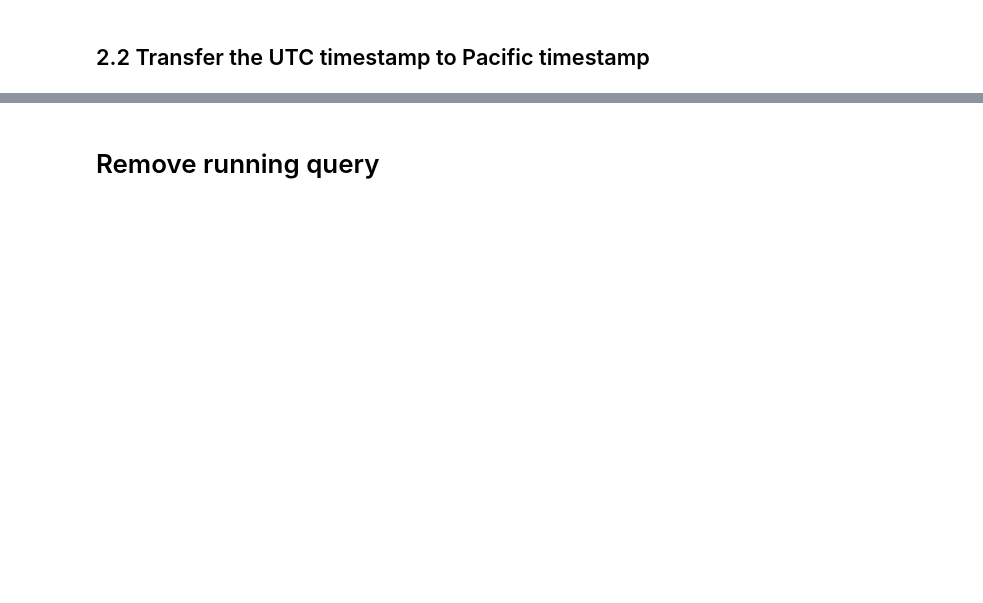
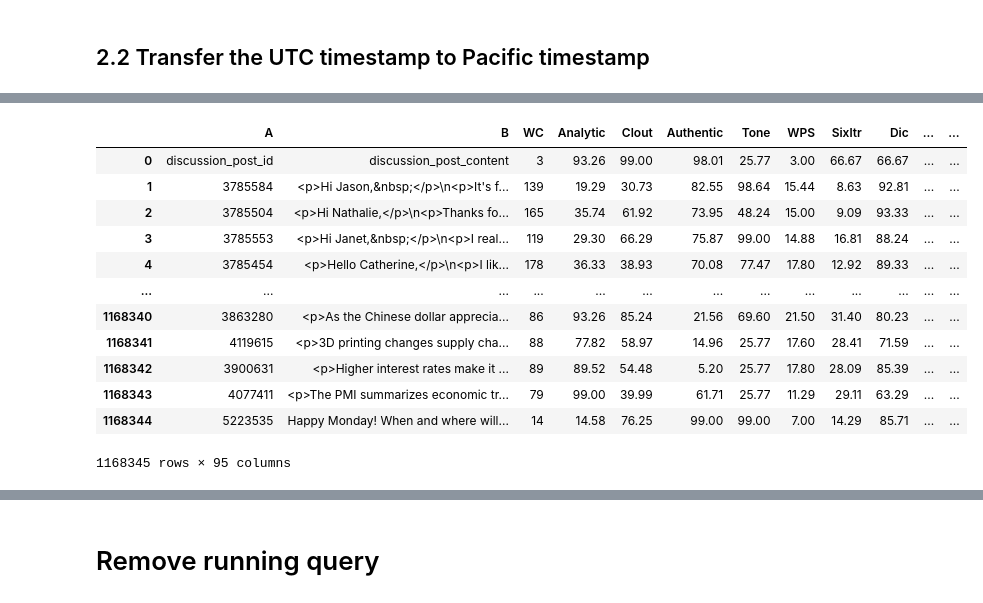
Before and after one commit to Kenny-Wei-GitHub/Discussion_Behavior_Project, a Jupyter notebook: individual_research.ipynb, the cells around one changed output, grey strips where cells are left out. Drawn from its saved outputs; the diff is of its cells as text; code cells hidden in the pictures; blank space fills up the shorter version.

```diff
--- a/individual_research.ipynb
+++ b/individual_research.ipynb
@@ -230,0 +206,18 @@ df1 = df[['discussion_post_id', 'discussion_post_content', 'reply_rate']]
+# %%
+LIWC_file = ['LIWC2015 Results (discussion_post_id_content.csv).csv']
+df_LIWC = redshift_s3_connect.read_from_s3(LIWC_file, 'csv')
+df_LIWC
+# %% [output]
+|  | A | B | WC | Analytic | Clout | Authentic | Tone | WPS | Sixltr | Dic | ... | ... |
+| 0 | discussion_post_id | discussion_post_content | 3 | 93.26 | 99.00 | 98.01 | 25.77 | 3.00 | 66.67 | 66.67 | ... | ... |
+| 1 | 3785584 | <p>Hi Jason,&nbsp;</p>\n<p>It's f... | 139 | 19.29 | 30.73 | 82.55 | 98.64 | 15.44 | 8.63 | 92.81 | ... | ... |
+| 2 | 3785504 | <p>Hi Nathalie,</p>\n<p>Thanks fo... | 165 | 35.74 | 61.92 | 73.95 | 48.24 | 15.00 | 9.09 | 93.33 | ... | ... |
+| 3 | 3785553 | <p>Hi Janet,&nbsp;</p>\n<p>I real... | 119 | 29.30 | 66.29 | 75.87 | 99.00 | 14.88 | 16.81 | 88.24 | ... | ... |
+| 4 | 3785454 | <p>Hello Catherine,</p>\n<p>I lik... | 178 | 36.33 | 38.93 | 70.08 | 77.47 | 17.80 | 12.92 | 89.33 | ... | ... |
+| ... | ... | ... | ... | ... | ... | ... | ... | ... | ... | ... | ... | ... |
+| 1168340 | 3863280 | <p>As the Chinese dollar apprecia... | 86 | 93.26 | 85.24 | 21.56 | 69.60 | 21.50 | 31.40 | 80.23 | ... | ... |
+| 1168341 | 4119615 | <p>3D printing changes supply cha... | 88 | 77.82 | 58.97 | 14.96 | 25.77 | 17.60 | 28.41 | 71.59 | ... | ... |
+| 1168342 | 3900631 | <p>Higher interest rates make it ... | 89 | 89.52 | 54.48 | 5.20 | 25.77 | 17.80 | 28.09 | 85.39 | ... | ... |
+| 1168343 | 4077411 | <p>The PMI summarizes economic tr... | 79 | 99.00 | 39.99 | 61.71 | 25.77 | 11.29 | 29.11 | 63.29 | ... | ... |
+| 1168344 | 5223535 | Happy Monday! When and where will... | 14 | 14.58 | 76.25 | 99.00 | 99.00 | 7.00 | 14.29 | 85.71 | ... | ... |
+1168345 rows × 95 columns
```
Also changed, not shown: parts of 142 cells of this notebook.
